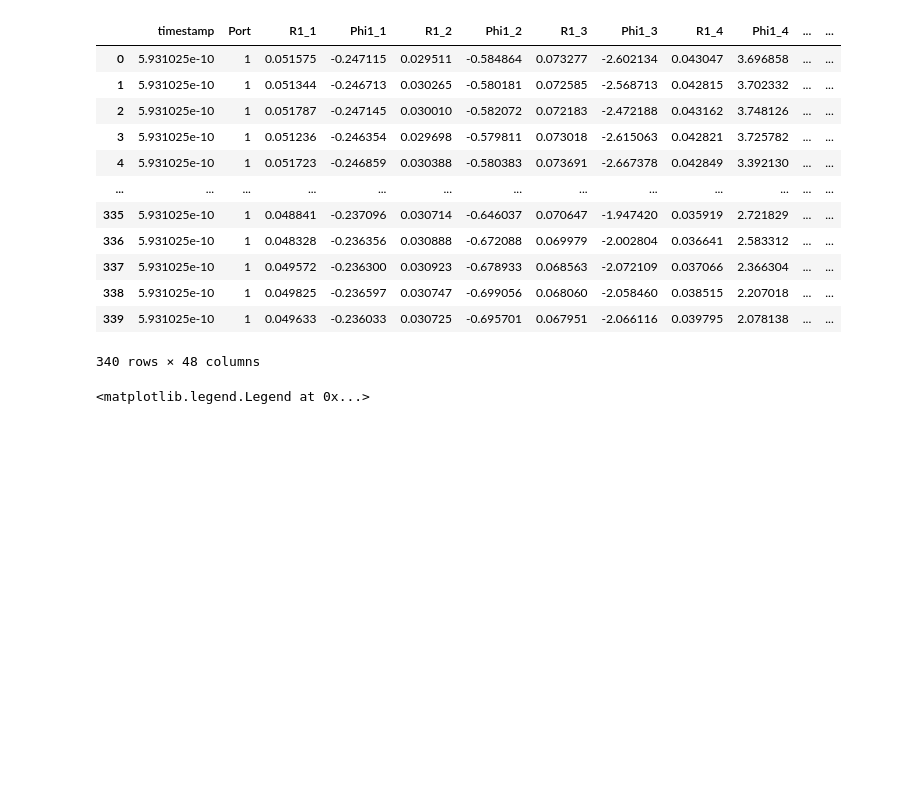
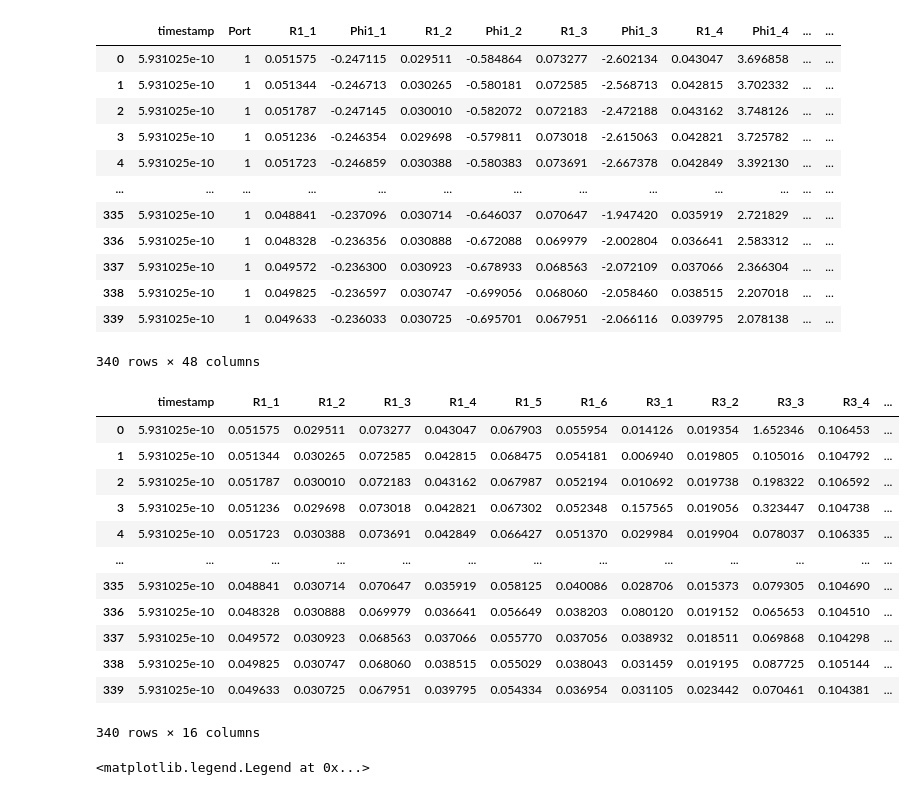
Before and after one commit to htsago/Sensorprobe, a Jupyter notebook: data_preprocessing.ipynb, the cells around one changed output. Drawn from its saved outputs; the diff is of its cells as text; code cells hidden in the pictures; blank space fills up the shorter version.

Commit message:
drop R2 because it's constant

```diff
--- a/data_preprocessing.ipynb
+++ b/data_preprocessing.ipynb
@@ -140,9 +140,25 @@ ds
 | 339 | 5.931025e-10 | 1 | 0.049633 | -0.236033 | 0.030725 | -0.695701 | 0.067951 | -2.066116 | 0.039795 | 2.078138 | ... | ... |
 340 rows × 48 columns
 # %%
-ds = ds.drop(['Phi1_1', 'Phi1_2','Phi1_3','Phi1_4','Phi1_5','Phi1_6','Phi2_1', 'Phi2_2','Phi2_3','Phi2_4','Phi2_5','Phi2_6','Phi3_1', 'Phi3_2','Phi3_3','Phi3_4','Phi4_1', 'Phi4_2','Phi4_3','Phi4_4','Phi4_5' ,'Port'], axis=1)
+ds = ds.drop(['Phi1_1', 'Phi1_2','Phi1_3','Phi1_4','Phi1_5','Phi1_6','Phi2_1', 'Phi2_2','Phi2_3','Phi2_4','Phi2_5','Phi2_6','Phi3_1', 'Phi3_2','Phi3_3','Phi3_4','Phi4_1', 'Phi4_2','Phi4_3','Phi4_4','Phi4_5' ,'Port','p3'], axis=1)
 # %%
 ds = ds.drop(['R2_1', 'R2_2','R2_3','R2_4','R2_5','R2_6'], axis=1)
+# %%
+ds
+# %% [output]
+|  | timestamp | R1_1 | R1_2 | R1_3 | R1_4 | R1_5 | R1_6 | R3_1 | R3_2 | R3_3 | R3_4 | ... |
+| 0 | 5.931025e-10 | 0.051575 | 0.029511 | 0.073277 | 0.043047 | 0.067903 | 0.055954 | 0.014126 | 0.019354 | 1.652346 | 0.106453 | ... |
+| 1 | 5.931025e-10 | 0.051344 | 0.030265 | 0.072585 | 0.042815 | 0.068475 | 0.054181 | 0.006940 | 0.019805 | 0.105016 | 0.104792 | ... |
+| 2 | 5.931025e-10 | 0.051787 | 0.030010 | 0.072183 | 0.043162 | 0.067987 | 0.052194 | 0.010692 | 0.019738 | 0.198322 | 0.106592 | ... |
+| 3 | 5.931025e-10 | 0.051236 | 0.029698 | 0.073018 | 0.042821 | 0.067302 | 0.052348 | 0.157565 | 0.019056 | 0.323447 | 0.104738 | ... |
+| 4 | 5.931025e-10 | 0.051723 | 0.030388 | 0.073691 | 0.042849 | 0.066427 | 0.051370 | 0.029984 | 0.019904 | 0.078037 | 0.106335 | ... |
+| ... | ... | ... | ... | ... | ... | ... | ... | ... | ... | ... | ... | ... |
+| 335 | 5.931025e-10 | 0.048841 | 0.030714 | 0.070647 | 0.035919 | 0.058125 | 0.040086 | 0.028706 | 0.015373 | 0.079305 | 0.104690 | ... |
+| 336 | 5.931025e-10 | 0.048328 | 0.030888 | 0.069979 | 0.036641 | 0.056649 | 0.038203 | 0.080120 | 0.019152 | 0.065653 | 0.104510 | ... |
+| 337 | 5.931025e-10 | 0.049572 | 0.030923 | 0.068563 | 0.037066 | 0.055770 | 0.037056 | 0.038932 | 0.018511 | 0.069868 | 0.104298 | ... |
+| 338 | 5.931025e-10 | 0.049825 | 0.030747 | 0.068060 | 0.038515 | 0.055029 | 0.038043 | 0.031459 | 0.019195 | 0.087725 | 0.105144 | ... |
+| 339 | 5.931025e-10 | 0.049633 | 0.030725 | 0.067951 | 0.039795 | 0.054334 | 0.036954 | 0.031105 | 0.023442 | 0.070461 | 0.104381 | ... |
+340 rows × 16 columns
 # %%
 ds.to_csv('data.csv', index=False)
 # %%
```
Also changed, not shown: 1 other file.
